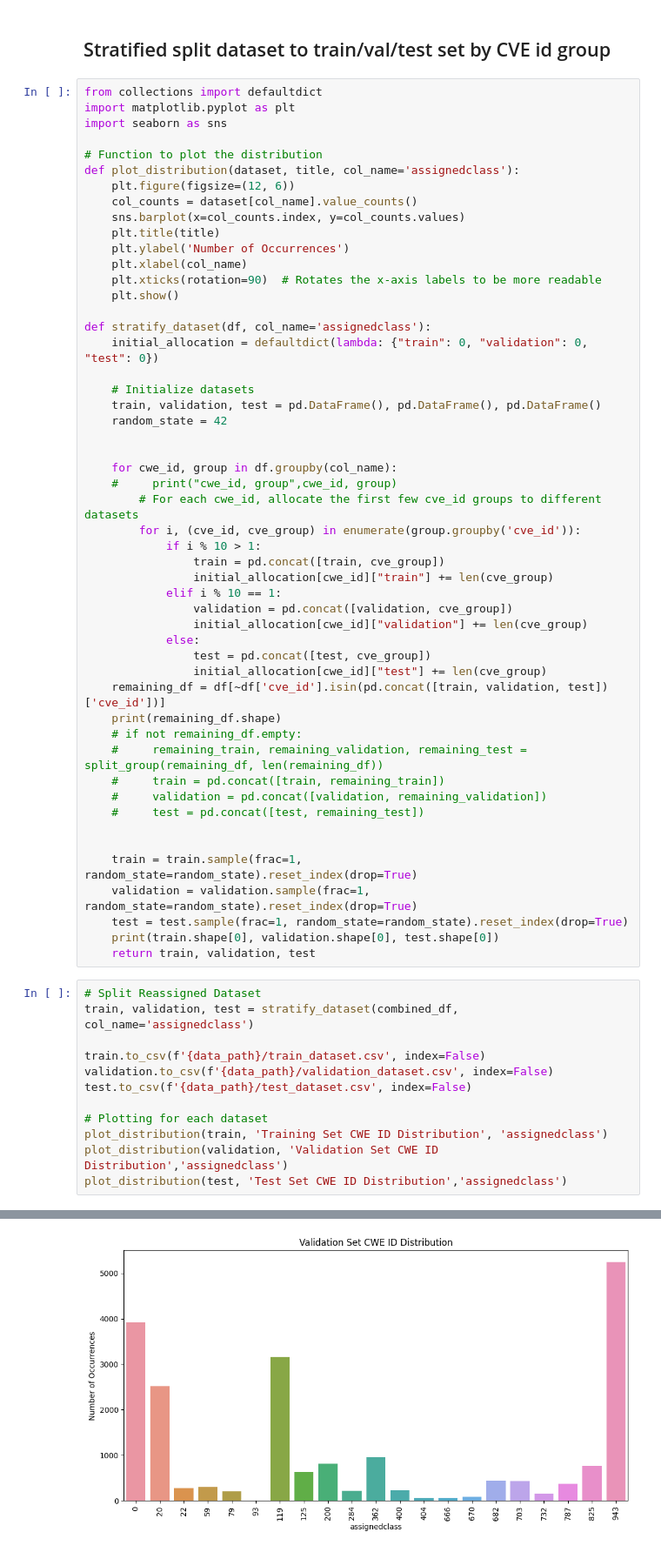
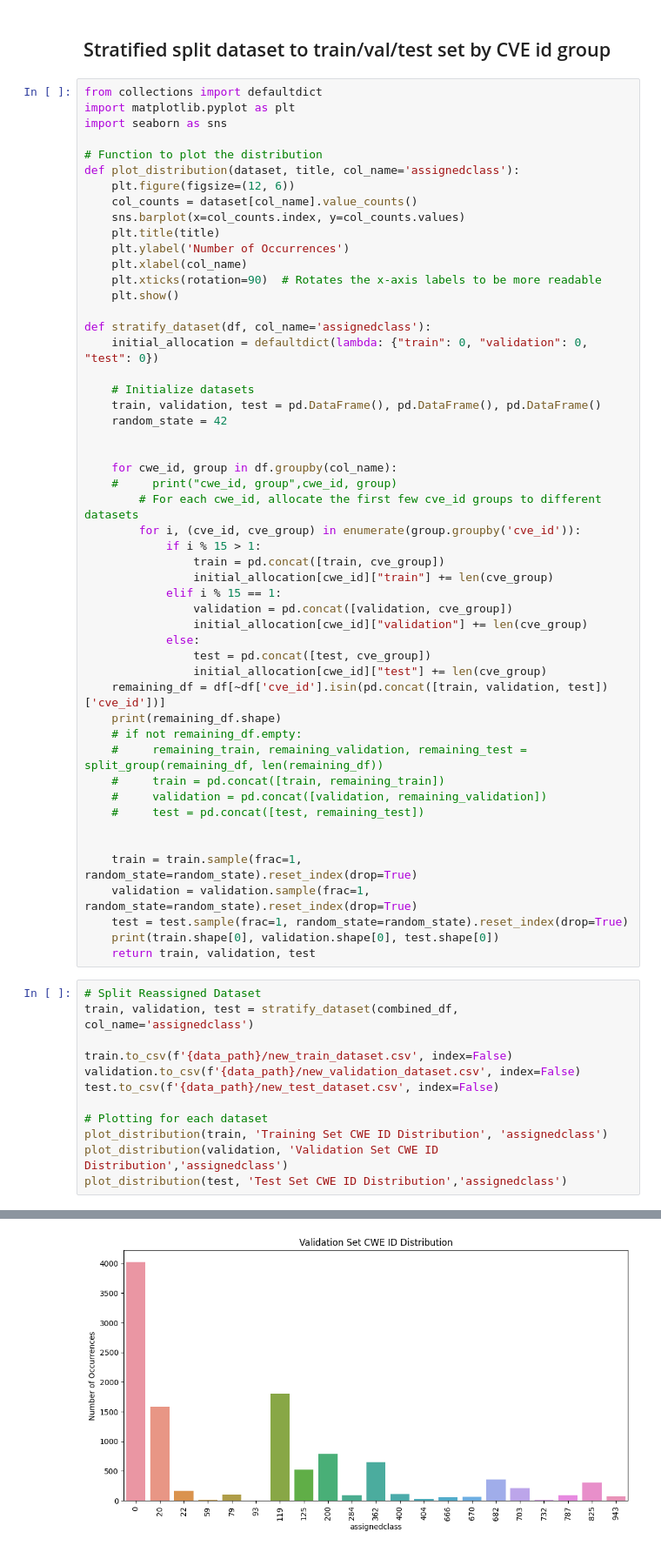
Before and after one commit to seunghee6022/TransVulDet, a Jupyter notebook: data_preprocessing/assign_cwes_and_split_datasets.ipynb, the cells around one changed output, grey strips where cells are left out. Shown at 87% size. Cells and saved outputs as stored; diff of their text form.

```diff
--- a/data_preprocessing/assign_cwes_and_split_datasets.ipynb
+++ b/data_preprocessing/assign_cwes_and_split_datasets.ipynb
@@ -565,10 +587,10 @@ def stratify_dataset(df, col_name='assignedclass'):
     #     print("cwe_id, group",cwe_id, group)
         # For each cwe_id, allocate the first few cve_id groups to different datasets
         for i, (cve_id, cve_group) in enumerate(group.groupby('cve_id')):
-            if i % 10 > 1:
+            if i % 15 > 1:
                 train = pd.concat([train, cve_group])
                 initial_allocation[cwe_id]["train"] += len(cve_group)
-            elif i % 10 == 1:
+            elif i % 15 == 1:
                 validation = pd.concat([validation, cve_group])
                 initial_allocation[cwe_id]["validation"] += len(cve_group)
             else:
@@ -592,9 +614,9 @@ def stratify_dataset(df, col_name='assignedclass'):
 # Split Reassigned Dataset
 train, validation, test = stratify_dataset(combined_df, col_name='assignedclass')
 
-train.to_csv(f'{data_path}/train_dataset.csv', index=False)
-validation.to_csv(f'{data_path}/validation_dataset.csv', index=False)
-test.to_csv(f'{data_path}/test_dataset.csv', index=False)
+train.to_csv(f'{data_path}/new_train_dataset.csv', index=False)
+validation.to_csv(f'{data_path}/new_validation_dataset.csv', index=False)
+test.to_csv(f'{data_path}/new_test_dataset.csv', index=False)
 
 # Plotting for each dataset
 plot_distribution(train, 'Training Set CWE ID Distribution', 'assignedclass')
@@ -607 +629 @@ plot_distribution(test, 'Test Set CWE ID Distribution','assignedclass')
-[figure, old version]
+[figure, new version]
```
Also changed, not shown: parts of 5 cells of this notebook, 10 other files.
